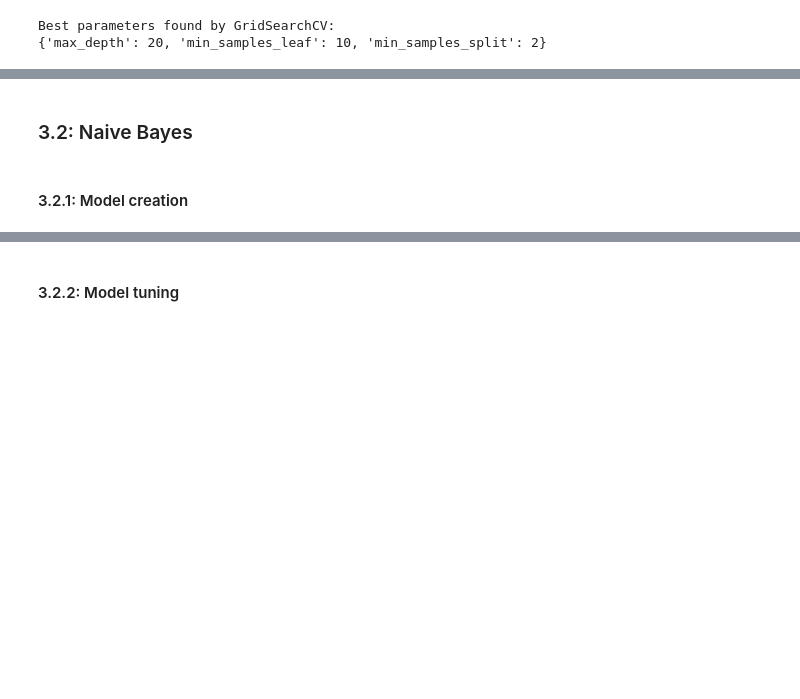
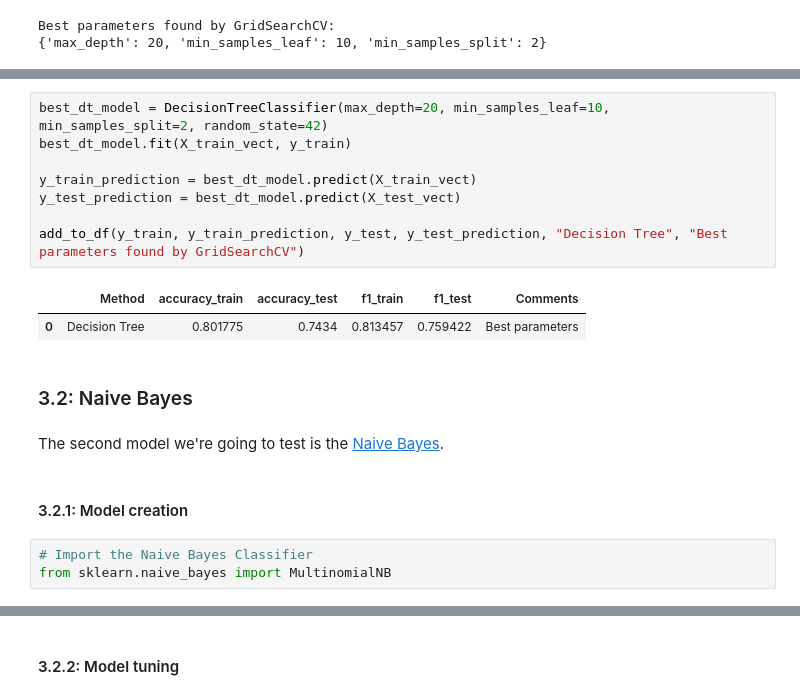
Before and after one commit to javisin22/CSC461projectSinPelegrin, a Jupyter notebook: movieReviews.ipynb, the cells around one changed output, grey strips where cells are left out. Cells and saved outputs as stored; diff of their text form; blank space fills up the shorter version.

```diff
--- a/movieReviews.ipynb
+++ b/movieReviews.ipynb
@@ -208,4 +240,20 @@ add_to_df(y_train, y_train_prediction, y_test, y_test_prediction, "Decision Tree
+# %%
+best_dt_model = DecisionTreeClassifier(max_depth=20, min_samples_leaf=10, min_samples_split=2, random_state=42)
+best_dt_model.fit(X_train_vect, y_train)
+
+y_train_prediction = best_dt_model.predict(X_train_vect)
+y_test_prediction = best_dt_model.predict(X_test_vect)
+
+add_to_df(y_train, y_train_prediction, y_test, y_test_prediction, "Decision Tree", "Best parameters found by GridSearchCV")
+# %% [output]
+|  | Method | accuracy_train | accuracy_test | f1_train | f1_test | Comments |
+| 0 | Decision Tree | 0.801775 | 0.7434 | 0.813457 | 0.759422 | Best parameters |
 # %% [markdown]
 ### 3.2: Naive Bayes
+# %% [markdown]
+The second model we're going to test is the [Naive Bayes](https://scikit-learn.org/stable/modules/generated/sklearn.naive_bayes.MultinomialNB.html#sklearn.naive_bayes.MultinomialNB).
 # %% [markdown]
 #### 3.2.1: Model creation
+# %%
+# Import the Naive Bayes Classifier
+from sklearn.naive_bayes import MultinomialNB
```
Also changed, not shown: parts of 25 cells of this notebook.
